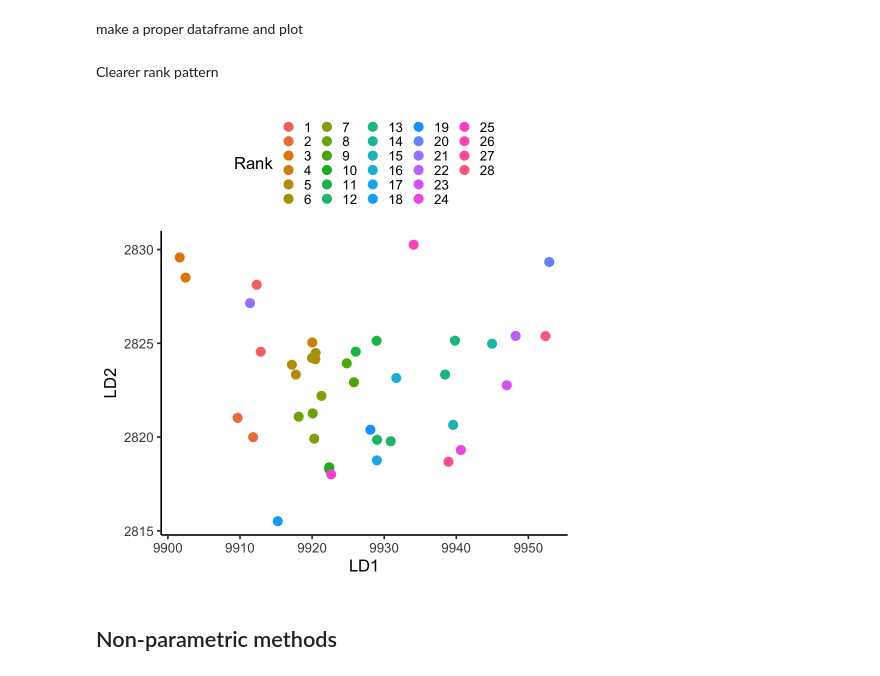
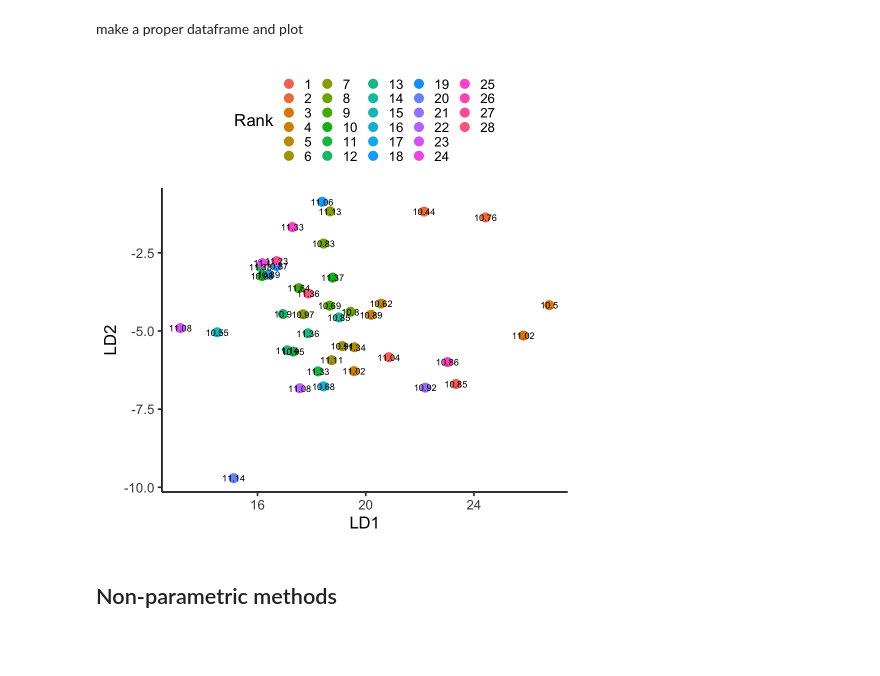
Before and after one commit to SamueleSoraggi/Projection_and_clustering_tutorial, a Jupyter notebook: Webpage/develop/nb/base notebook decathlon.ipynb, the cells around one changed output. Cells and saved outputs as stored; diff of their text form; code cells hidden in the pictures; blank space fills up the shorter version.

```diff
--- a/Webpage/develop/nb/base notebook decathlon.ipynb
+++ b/Webpage/develop/nb/base notebook decathlon.ipynb
@@ -221,2 +205,2 @@ Y_kpca = as.data.frame(Y_kpca@pcv)
 # %%
-Y_kpca <- cbind(Y_kpca,labels)
+decathlon <- cbind(decathlon,Y_kpca)
@@ -237,3 +219,3 @@ contained in the `MASS` package. The functions run a regression based on the pro
 # %%
-Y_lda <- lda(formula = Rank ~ sprint.100+Long.jump+Shot.put+High.jump+sprint.400+hurdle.100+Discus+Pole.vault+Javeline+sprint.1500+Points,
-          data = decathlon)
+Y_lda <- lda(formula = Rank ~ sprint.100+Long.jump+Shot.put+sprint.400+hurdle.100+Discus+sprint.1500,
+          data = decathlon )
@@ -279,7 +254,7 @@ Ndim <- dim(Y_lda$scaling)[2]
 for(n in 1:Ndim){
     coeff_LD <- matrix(rep(Y_lda$scaling[,paste("LD",n,sep="")],dim(X)[1]),
        nrow=dim(X)[1], byrow=T)
-    LD[[n]] <- rowSums(X * coeff_LD)
+    LD[[n]] <- rowSums(X[,rownames(Y_lda$scaling)] * coeff_LD)
 }
 # %% [markdown]
 make a proper dataframe and plot
@@ -289,15 +264,15 @@ Y_LDAplot <- data.frame( matrix(unlist(LD),
                     byrow=F) )
 colnames(Y_LDAplot) <- sapply( 1:Ndim, function(n) paste("LD",n,sep="") )
 # %%
-Y_LDAplot <- cbind(Y_LDAplot,labels)
+decathlon <- cbind(decathlon, Y_LDAplot[,c("LD1","LD2")])
-# %% [markdown]
-Clearer rank pattern
 # %%
-ggplot(Y_LDAplot, aes(x=LD1, y=LD2, color=Rank)) +
-  geom_point(size=5) + theme_classic(base_size = 20) +
+ggplot(decathlon, aes(x=LD1, y=LD2, color=Rank, label=sprint.100)) +
+  geom_point(size=5) +
+  geom_text(color="black") +
+  theme_classic(base_size = 20) +
   theme(legend.position="top")
 # %% [output]
-[figure, old version]
+[figure, new version]
 # %% [markdown]
 ## Non-parametric methods
 # %% [markdown]
```
Also changed, not shown: parts of 118 cells of this notebook, 6 other files.
